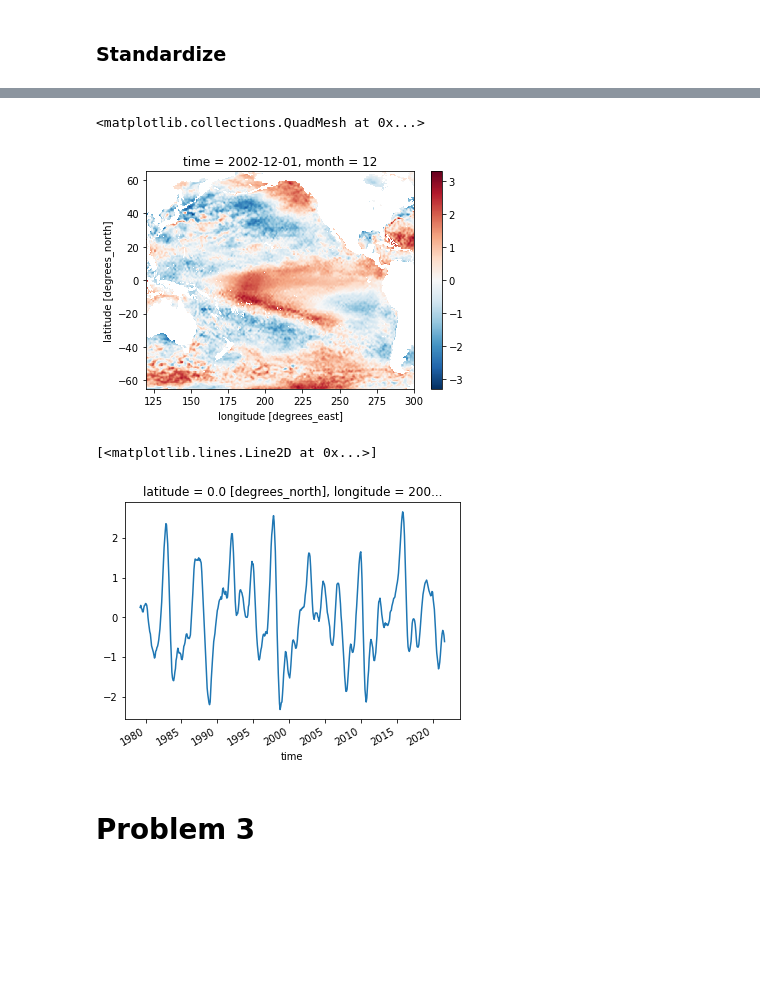
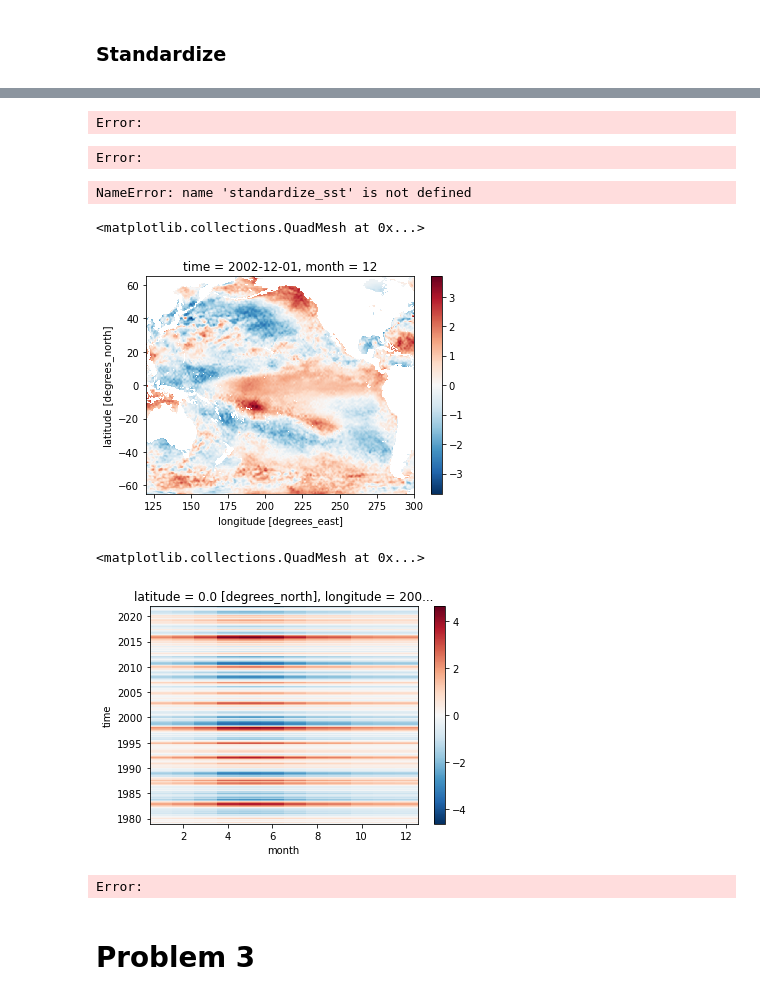
Before and after one commit to atmsillinois/time-series-and-eofs-EWolffWX, a Jupyter notebook: Homework4.ipynb, the cells around one changed output, grey strips where cells are left out. Drawn from its saved outputs; the diff is of its cells as text; code cells hidden in the pictures; blank space fills up the shorter version.

```diff
--- a/Homework4.ipynb
+++ b/Homework4.ipynb
@@ -398,18 +253,30 @@ Error:
 # %%
 long_mean_precip = detrend_precip.groupby('time.month').mean(dim='time')
 std_precip = detrend_precip.groupby('time.month').std(dim='time')
-standardize_precip = (detrend_precip.groupby('time.month') - long_mean_precip)/std_precip
-standardize_precip
+# standardize_precip = (detrend_precip.groupby('time.month') - long_mean_precip)/std_precip
+# standardize_precip
+
+standardize_precip = xr.apply_ufunc(lambda x, m, s: (x - m) / s,
+                                    detrend_precip.groupby('time.month'),
+                                    long_mean_precip, std_precip)
+# %% [output]
+Error:
+Error:
+# %%
+standardize_sst = standardize_sst.squueze('month')
+# %% [output]
+NameError: name 'standardize_sst' is not defined
 # %%
-standardize.sel(time='2002-12-01', method='nearest').plot()
+standardize_sst.sel(month=12, time='2002-12-01', method='nearest').plot()
 # %% [output]
 <matplotlib.collections.QuadMesh at 0x...>
-[figure, old version]
+[figure, new version]
 # %%
-standardize.sel(latitude=0, longitude=200).plot()
+standardize_sst.sel(latitude=0, longitude=200).plot()
 # %% [output]
-[<matplotlib.lines.Line2D at 0x...>]
+<matplotlib.collections.QuadMesh at 0x...>
-[figure, old version]
+[figure, new version]
+Error:
 # %% [markdown]
 # Problem 3
 # %%
```
Also changed, not shown: parts of 33 cells of this notebook.
